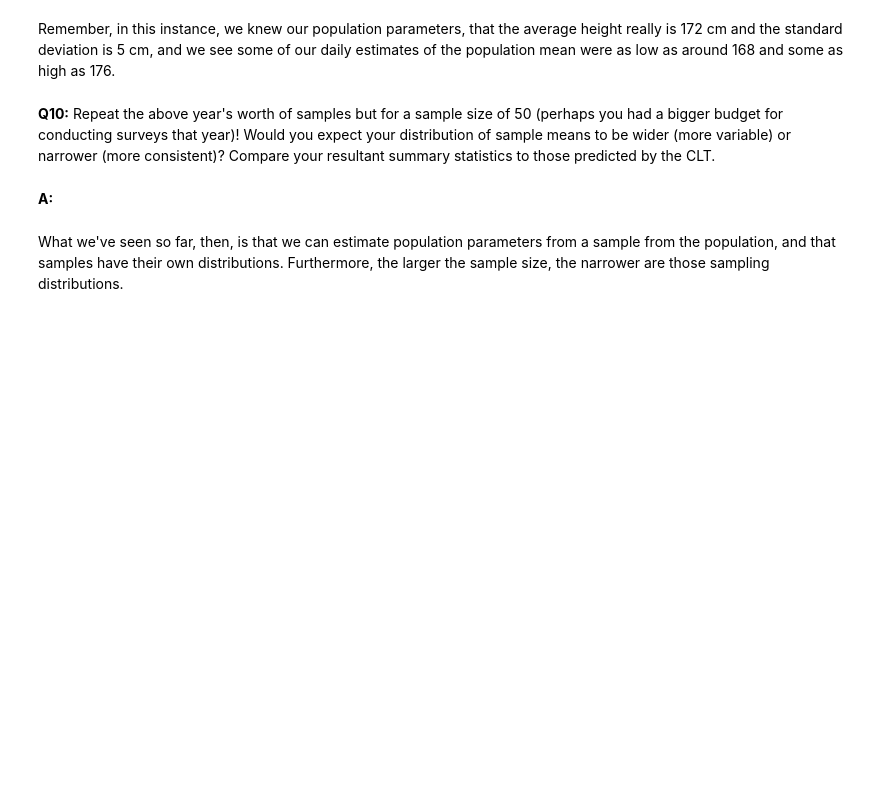
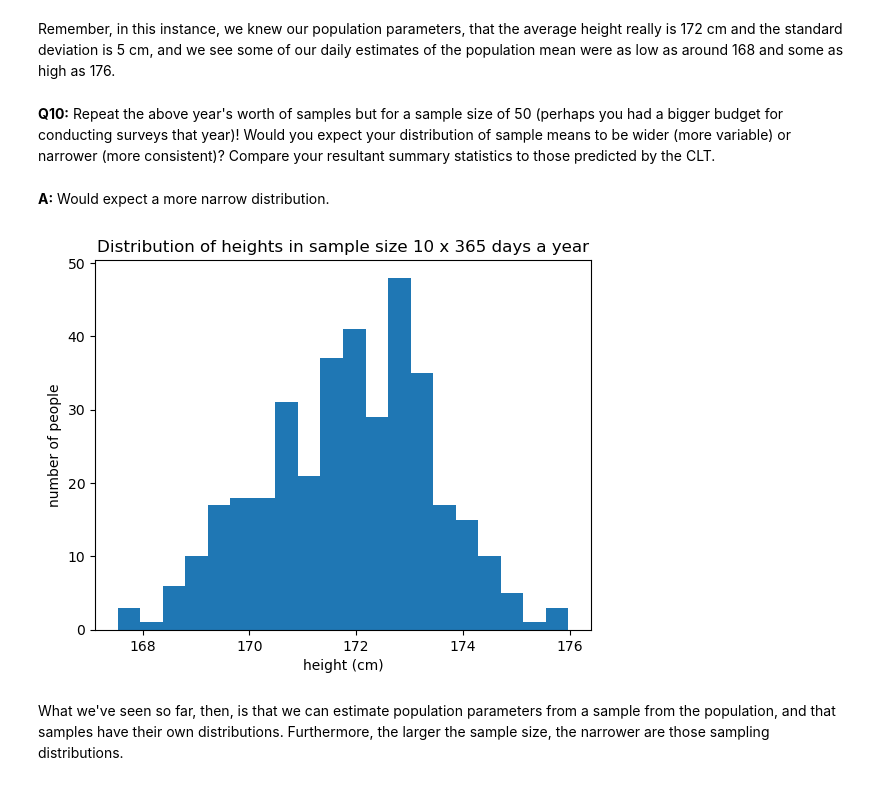
Before and after one commit to mdgarber/Frequentist-Case-Study, a Jupyter notebook: Frequentist Inference Case Study - Part A (3).ipynb, the cells around one changed output. Cells and saved outputs as stored; diff of their text form; code cells hidden in the pictures; blank space fills up the shorter version.

```diff
--- a/Frequentist Inference Case Study - Part A (3).ipynb
+++ b/Frequentist Inference Case Study - Part A (3).ipynb
@@ -268,11 +305,24 @@ __A:__
 Remember, in this instance, we knew our population parameters, that the average height really is 172 cm and the standard deviation is 5 cm, and we see some of our daily estimates of the population mean were as low as around 168 and some as high as 176.
 # %% [markdown]
 __Q10:__ Repeat the above year's worth of samples but for a sample size of 50 (perhaps you had a bigger budget for conducting surveys that year)! Would you expect your distribution of sample means to be wider (more variable) or narrower (more consistent)? Compare your resultant summary statistics to those predicted by the CLT.
-# %% [markdown]
-__A:__
+# %% [markdown]
+__A:__ Would expect a more narrow distribution.
 # %%
 seed(47)
+
 # calculate daily means from the larger sample size here
+sampleYear50 = np.ndarray([])
+
+for day in range(year):
+    sampleYear50 = np.append(sampleYear, np.mean(townsfolk_sampler(50)))
+# %%
+#plot it
+_ = plt.hist(sampleYear50, bins=20)
+_ = plt.xlabel('height (cm)')
+_ = plt.ylabel('number of people')
+_ = plt.title('Distribution of heights in sample size 10 x 365 days a year')
+# %% [output]
+[figure, added]
 # %% [markdown]
 What we've seen so far, then, is that we can estimate population parameters from a sample from the population, and that samples have their own distributions. Furthermore, the larger the sample size, the narrower are those sampling distributions.
 # %% [markdown]
```
Also changed, not shown: parts of 7 cells of this notebook.
